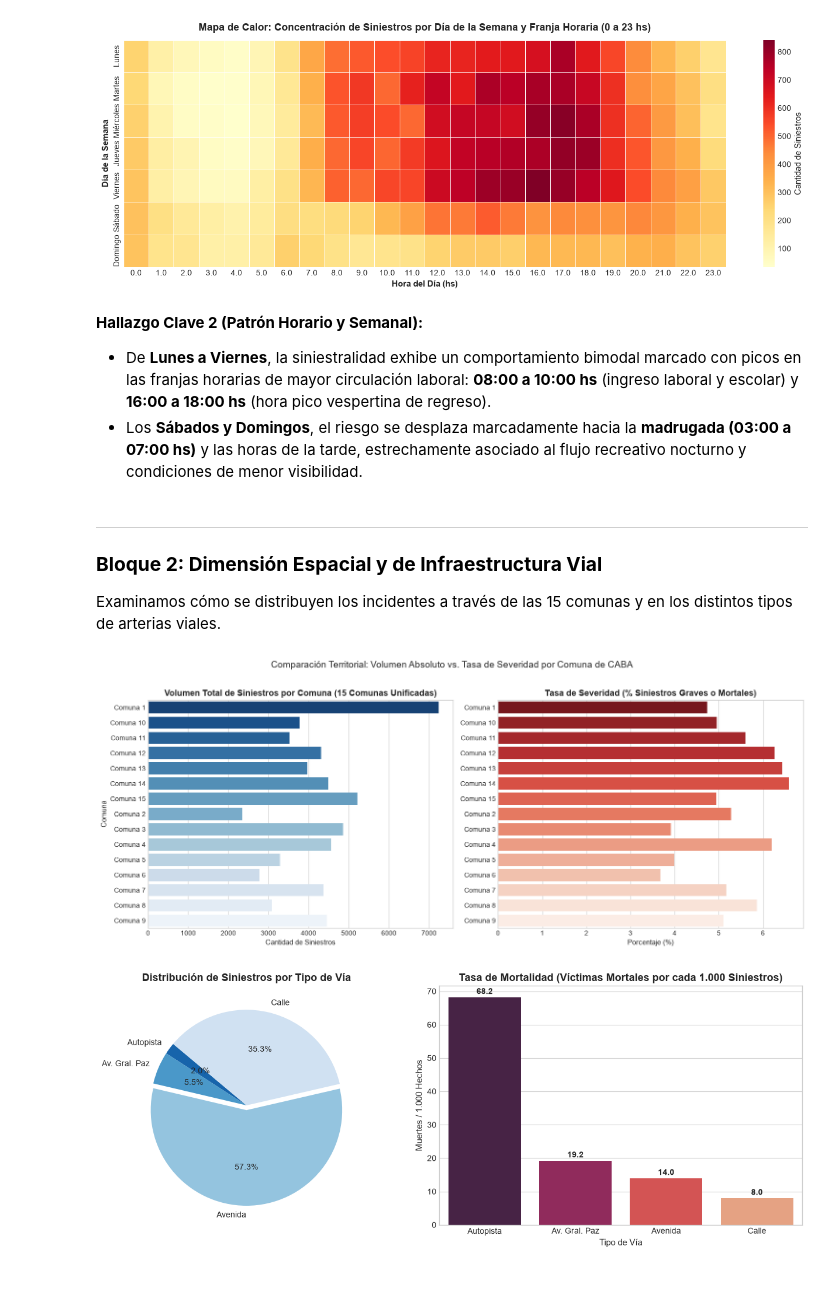
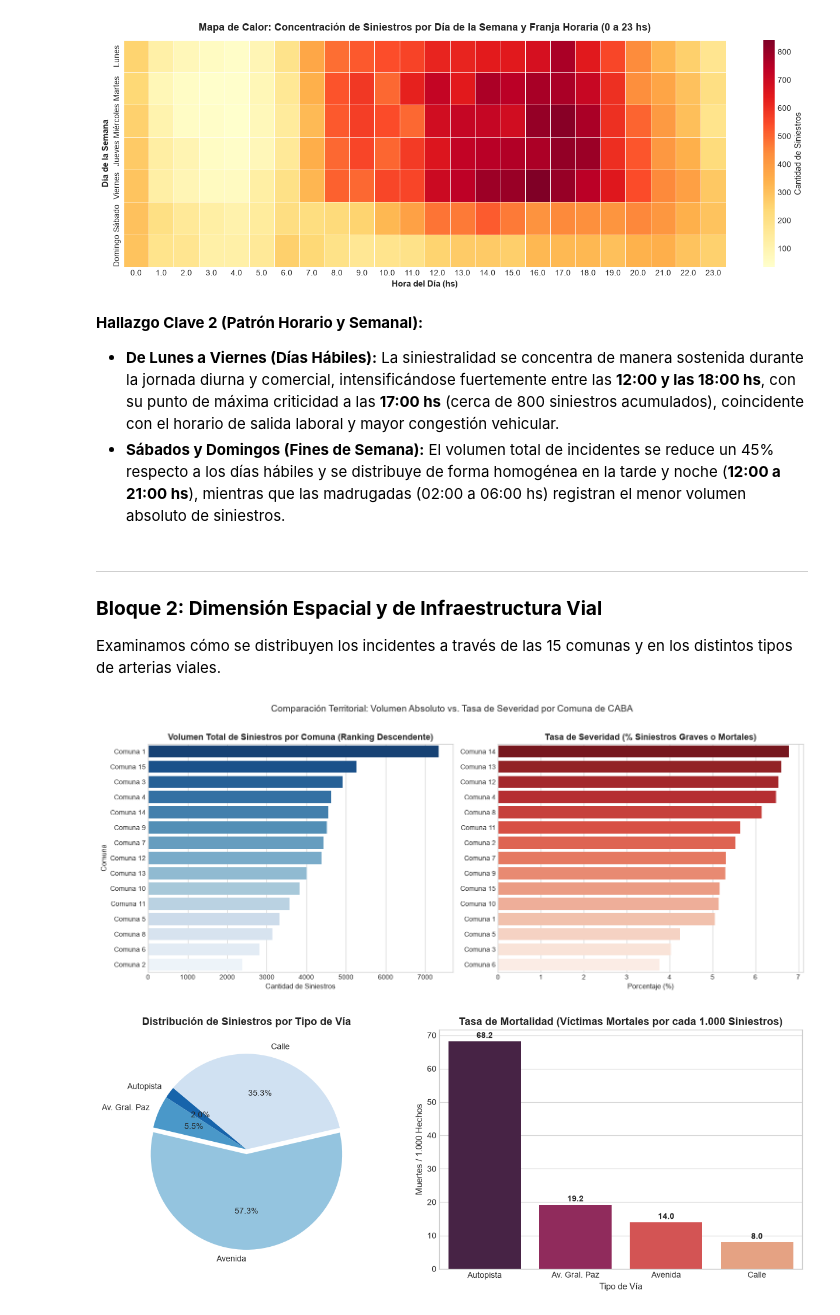
Before and after one commit to mateteCode/DATA_SCIENCE_GROUP_8, a Jupyter notebook: Entrega_2_Analisis_Exploratorio_Siniestros_Viales_CABA.ipynb, the cells around one changed output. Drawn from its saved outputs; the diff is of its cells as text; code cells hidden in the pictures; blank space fills up the shorter version.

```diff
--- a/Entrega_2_Analisis_Exploratorio_Siniestros_Viales_CABA.ipynb
+++ b/Entrega_2_Analisis_Exploratorio_Siniestros_Viales_CABA.ipynb
@@ -1545,8 +1590,8 @@ plt.show()
 [figure]
 # %% [markdown]
 **Hallazgo Clave 2 (Patrón Horario y Semanal):**
-- De **Lunes a Viernes**, la siniestralidad exhibe un comportamiento bimodal marcado con picos en las franjas horarias de mayor circulación laboral: **08:00 a 10:00 hs** (ingreso laboral y escolar) y **16:00 a 18:00 hs** (hora pico vespertina de regreso).
-- Los **Sábados y Domingos**, el riesgo se desplaza marcadamente hacia la **madrugada (03:00 a 07:00 hs)** y las horas de la tarde, estrechamente asociado al flujo recreativo nocturno y condiciones de menor visibilidad.
+- **De Lunes a Viernes (Días Hábiles):** La siniestralidad se concentra de manera sostenida durante la jornada diurna y comercial, intensificándose fuertemente entre las **12:00 y las 18:00 hs**, con su punto de máxima criticidad a las **17:00 hs** (cerca de 800 siniestros acumulados), coincidente con el horario de salida laboral y mayor congestión vehicular.
+- **Sábados y Domingos (Fines de Semana):** El volumen total de incidentes se reduce un 45% respecto a los días hábiles y se distribuye de forma homogénea en la tarde y noche (**12:00 a 21:00 hs**), mientras que las madrugadas (02:00 a 06:00 hs) registran el menor volumen absoluto de siniestros.
 # %% [markdown]
 ---
 ### **Bloque 2: Dimensión Espacial y de Infraestructura Vial**
@@ -1554,37 +1599,52 @@ Examinamos cómo se distribuyen los incidentes a través de las 15 comunas y en
 # %%
 # 3. Siniestros y Tasa de Gravedad por Comuna (15 Comunas Unificadas)
 comuna_stats = df_analitico.dropna(subset=['comuna_siniestro']).groupby('comuna_siniestro', observed=True).agg(
     total_siniestros=('id_siniestro', 'count'),
     total_graves=('numero_victimas_grave_siniestro', 'sum'),
     total_mortales=('numero_victimas_mortal_siniestro', 'sum')
 ).reset_index()
 
 comuna_stats['tasa_grave_mortal_pct'] = (
     (comuna_stats['total_graves'] + comuna_stats['total_mortales']) / comuna_stats['total_siniestros']
 ) * 100
 
-comuna_stats = comuna_stats.sort_values(by='total_siniestros', ascending=False)
+# Ordenamientos explícitos para asegurar ranking visual descendente
+ranking_volumen = comuna_stats.sort_values(by='total_siniestros', ascending=False)
+ranking_severidad = comuna_stats.sort_values(by='tasa_grave_mortal_pct', ascending=False)
 
 fig, (ax1, ax2) = plt.subplots(1, 2, figsize=(15, 6))
 
-# Gráfico A: Total de siniestros por comuna (15 comunas limpias y unificadas)
-sns.barplot(data=comuna_stats, x='total_siniestros', y='comuna_siniestro', palette='Blues_r', ax=ax1)
-ax1.set_title('Volumen Total de Siniestros por Comuna (15 Comunas Unificadas)', fontweight='bold')
+# Gráfico A: Total de siniestros por comuna ordenado por volumen descendente
+sns.barplot(
+    data=ranking_volumen,
+    x='total_siniestros',
+    y='comuna_siniestro',
+    order=ranking_volumen['comuna_siniestro'],
+    palette='Blues_r',
+    ax=ax1
+)
+ax1.set_title('Volumen Total de Siniestros por Comuna (Ranking Descendente)', fontweight='bold')
 ax1.set_xlabel('Cantidad de Siniestros')
 ax1.set_ylabel('Comuna')
 
-# Gráfico B: Tasa de severidad (% graves + mortales)
-sns.barplot(data=comuna_stats.sort_values(by='tasa_grave_mortal_pct', ascending=False),
-            x='tasa_grave_mortal_pct', y='comuna_siniestro', palette='Reds_r', ax=ax2)
+# Gráfico B: Tasa de severidad (% graves + mortales) ordenado por severidad descendente
+sns.barplot(
+    data=ranking_severidad,
+    x='tasa_grave_mortal_pct',
+    y='comuna_siniestro',
+    order=ranking_severidad['comuna_siniestro'],
+    palette='Reds_r',
+    ax=ax2
+)
 ax2.set_title('Tasa de Severidad (% Siniestros Graves o Mortales)', fontweight='bold')
 ax2.set_xlabel('Porcentaje (%)')
 ax2.set_ylabel('')
 
 plt.suptitle('Comparación Territorial: Volumen Absoluto vs. Tasa de Severidad por Comuna de CABA', fontsize=14, y=1.02)
 plt.tight_layout()
 plt.show()
 # %% [output]
-[figure, old version]
+[figure, new version]
 # %%
 # 4. Siniestralidad según Tipo de Arteria Vial
 via_stats = df_analitico.dropna(subset=['tipo_de_via_siniestro']).groupby('tipo_de_via_siniestro', observed=True).agg(
```
Also changed, not shown: parts of 10 cells of this notebook, 2 other files.
